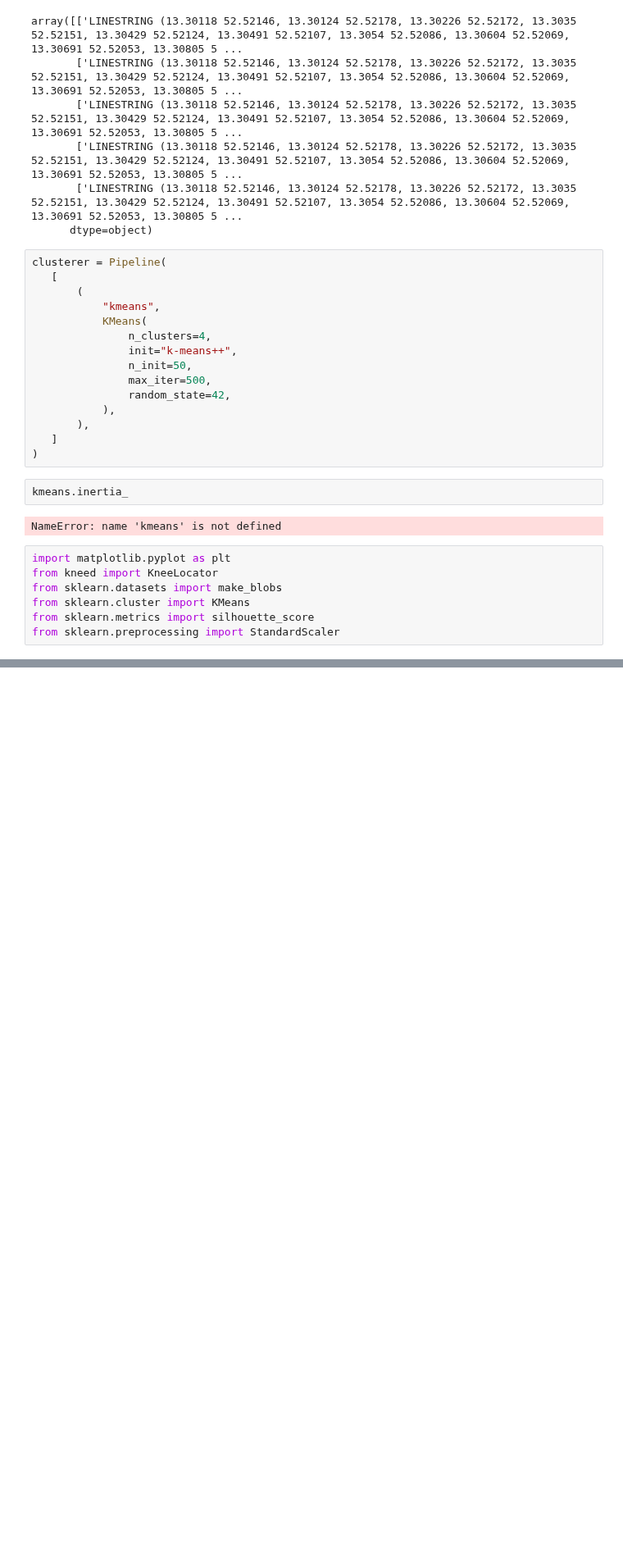
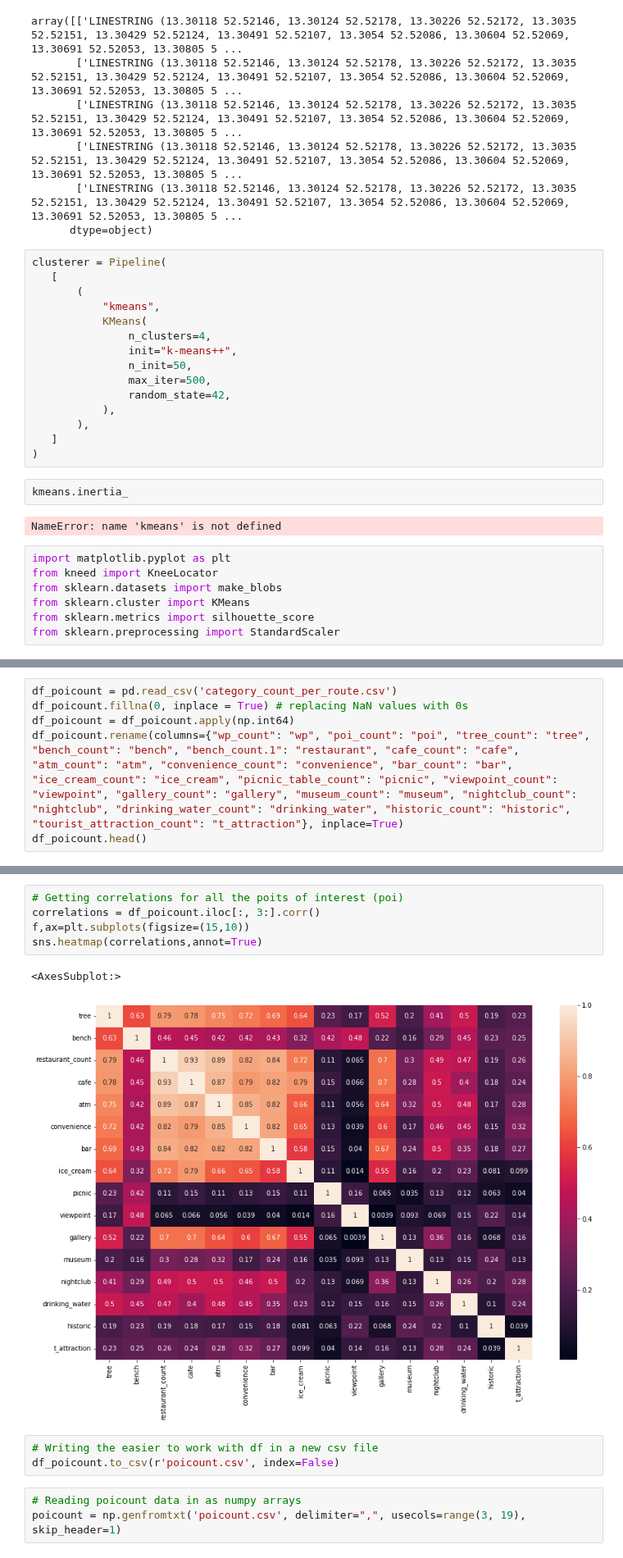
Before and after one commit to TechLabs-Berlin/wt21-way-to-go, a Jupyter notebook: machine_learning/kmeans_clustering_trial.ipynb, the cells around one changed output, grey strips where cells are left out. Shown at 82% size. Drawn from its saved outputs; the diff is of its cells as text; blank space fills up the shorter version.

```diff
--- a/machine_learning/kmeans_clustering_trial.ipynb
+++ b/machine_learning/kmeans_clustering_trial.ipynb
@@ -84,0 +96,6 @@ from sklearn.preprocessing import StandardScaler
+# %%
+df_poicount = pd.read_csv('category_count_per_route.csv')
+df_poicount.fillna(0, inplace = True) # replacing NaN values with 0s
+df_poicount = df_poicount.apply(np.int64)
+df_poicount.rename(columns={"wp_count": "wp", "poi_count": "poi", "tree_count": "tree", "bench_count": "bench", "bench_count.1": "restaurant", "cafe_count": "cafe", "atm_count": "atm", "convenience_count": "convenience", "bar_count": "bar", "ice_cream_count": "ice_cream", "picnic_table_count": "picnic", "viewpoint_count": "viewpoint", "gallery_count": "gallery", "museum_count": "museum", "nightclub_count": "nightclub", "drinking_water_count": "drinking_water", "historic_count": "historic", "tourist_attraction_count": "t_attraction"}, inplace=True)
+df_poicount.head()
@@ -84,0 +109,14 @@ from sklearn.preprocessing import StandardScaler
+# %%
+# Getting correlations for all the poits of interest (poi)
+correlations = df_poicount.iloc[:, 3:].corr()
+f,ax=plt.subplots(figsize=(15,10))
+sns.heatmap(correlations,annot=True)
+# %% [output]
+<AxesSubplot:>
+[figure, added]
+# %%
+# Writing the easier to work with df in a new csv file
+df_poicount.to_csv(r'poicount.csv', index=False)
+# %%
+# Reading poicount data in as numpy arrays
+poicount = np.genfromtxt('poicount.csv', delimiter=",", usecols=range(3, 19), skip_header=1)
```
Also changed, not shown: parts of 21 cells of this notebook, 1 other file.
